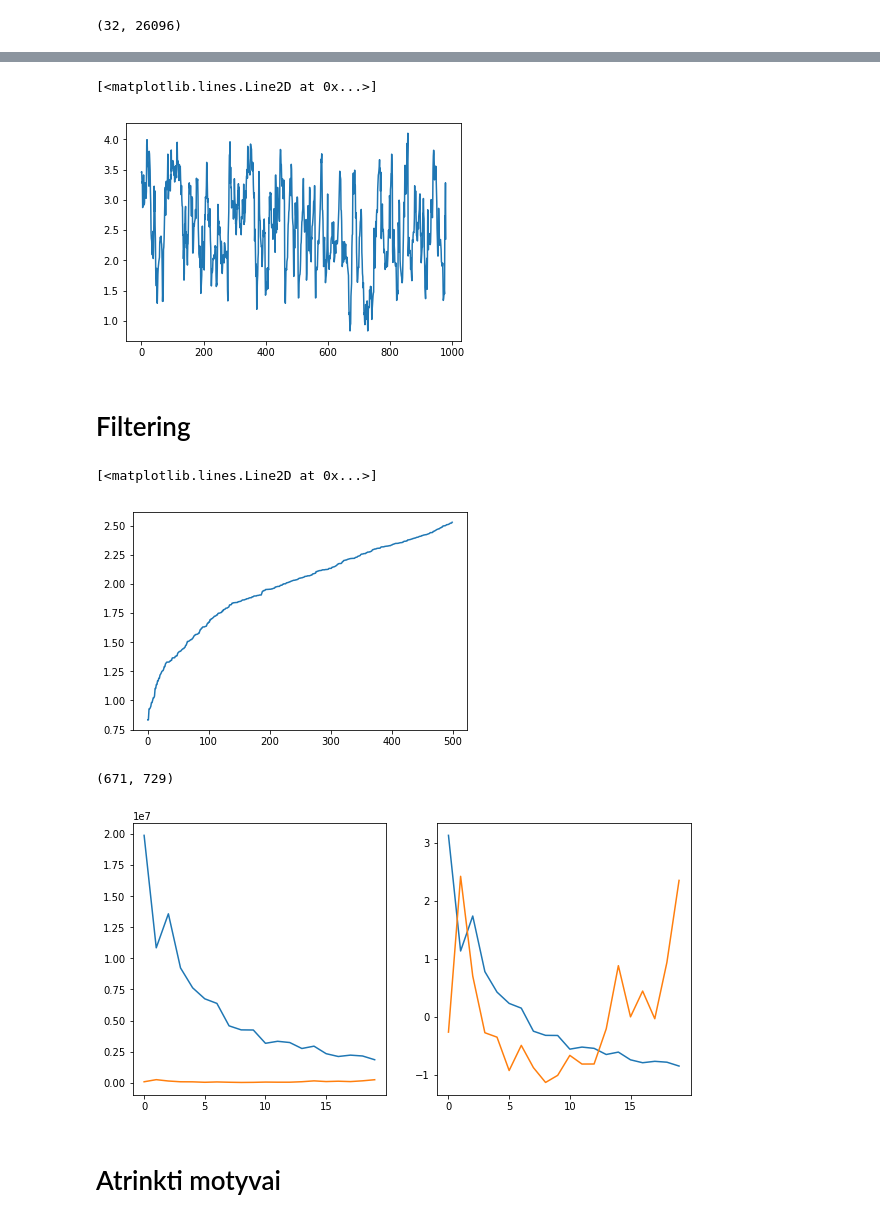
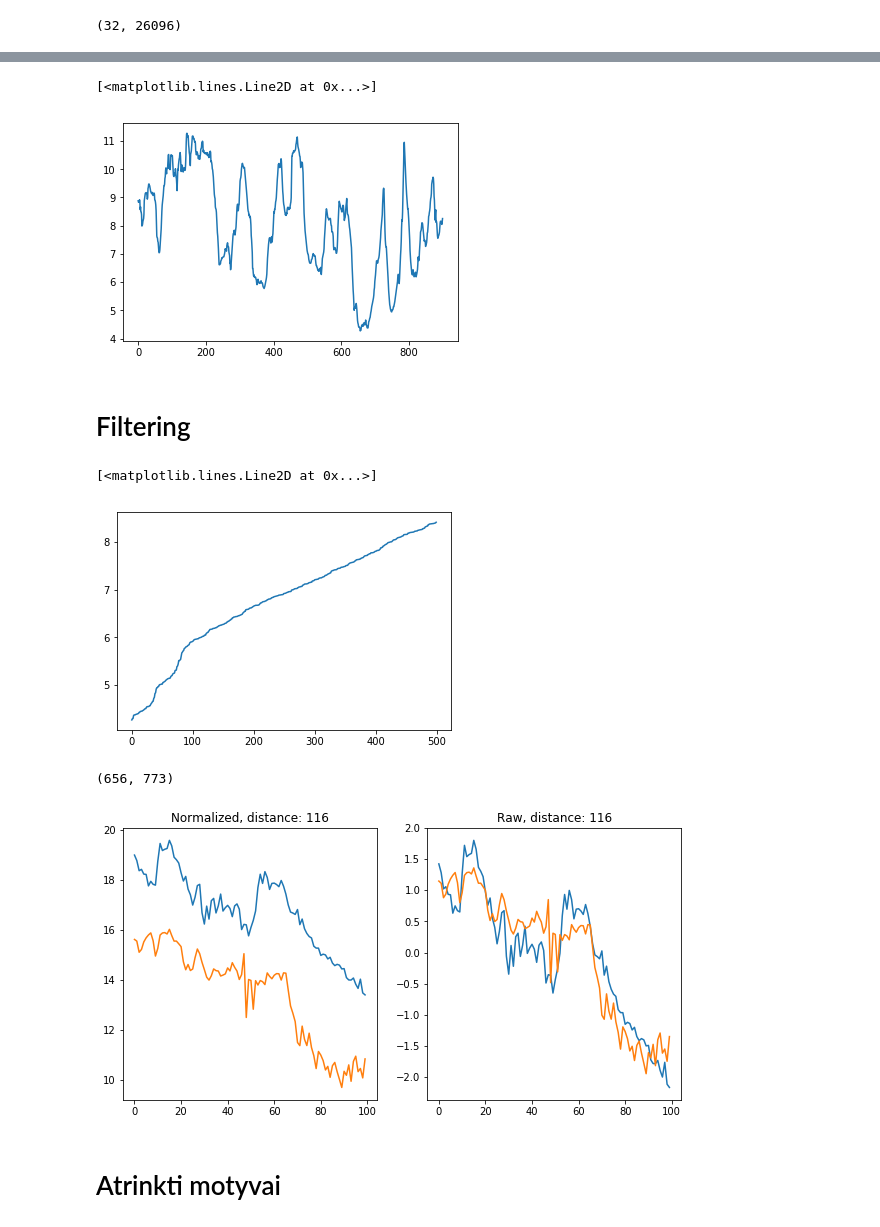
Before and after one commit to alpha358/audio_motif_search, a Jupyter notebook: analyse_two_series.ipynb, the cells around one changed output, grey strips where cells are left out. Cells and saved outputs as stored; diff of their text form; code cells hidden in the pictures.

```diff
--- a/analyse_two_series.ipynb
+++ b/analyse_two_series.ipynb
@@ -61,6 +61,8 @@ sample_rate
 # Mel spektrograma
 # %%
 stft_hop = int(sample_rate * 23 / 1000) # 23 ms
+# %%
+eps = 1e-12
 # %%
 mel_A = get_mel_spectrogram(samplesA)
 mel_B = get_mel_spectrogram(samplesB)
@@ -72,6 +74,9 @@ plot_mel_spectrogram(mel_A)
 plot_mel_spectrogram(mel_B)
 # %% [output]
 [figure]
+# %%
+mel_A = np.log( mel_A + eps )
+mel_B = np.log( mel_B + eps )
 # %% [markdown]
 # Motyvų paieška
 # %% [markdown]
@@ -112,11 +123,11 @@ B = mel_B[10,2000:3000]
 # %%
-motif_len = 20
-matrix_profile, mpIndex = get_m_profile(A, A, motif_len)
+motif_len = 100
+matrix_profile, mpIndex = get_m_profile(A, B, motif_len)
 # %%
 plt.plot(matrix_profile)
 # %% [output]
 [<matplotlib.lines.Line2D at 0x...>]
-[figure, old version]
+[figure, new version]
 # %%
 # plt.plot(mpIndex)
 # %% [markdown]
@@ -127,15 +138,15 @@ idx_1, idx_2, distanceL2 = top_motifs(matrix_profile, mpIndex, N=500, min_distan
 plt.plot(distanceL2)
 # %% [output]
 [<matplotlib.lines.Line2D at 0x...>]
-[figure, old version]
+[figure, new version]
 # %%
 idx_1[0], idx_2[0]
 # %% [output]
-(671, 729)
+(656, 773)
 # %%
-inspect_motifs(A, B, idx_1[1], idx_2[1], motif_len)
+plot_two_motifs(A, B, idx_1[1], idx_2[1], motif_len)
 # %% [output]
-[figure, old version]
+[figure, new version]
 # %% [markdown]
 # Atrinkti motyvai
 # %%
```
Also changed, not shown: parts of 6 cells of this notebook.
